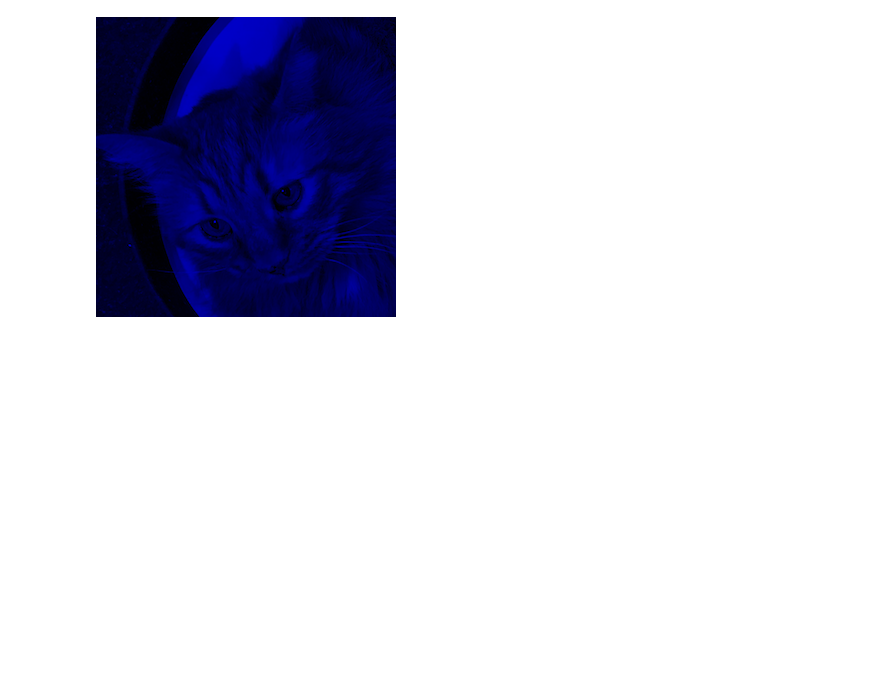
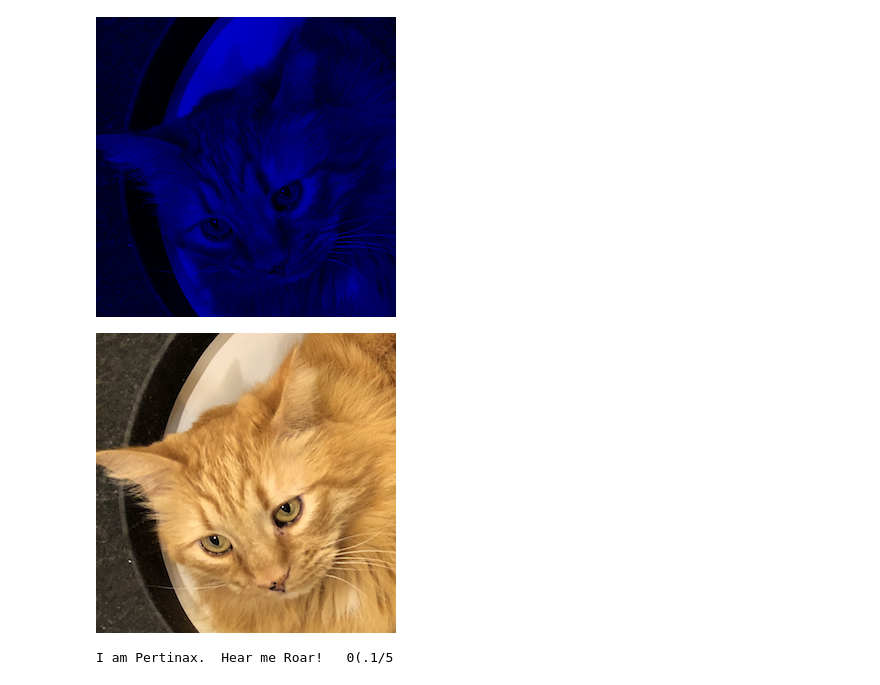
Before and after one commit to ethancma/math152, a Jupyter notebook: P4M_Notebook_4.ipynb, the cells around one changed output. Drawn from its saved outputs; the diff is of its cells as text; code cells hidden in the pictures; blank space fills up the shorter version.

Commit message:
pertinax

```diff
--- a/P4M_Notebook_4.ipynb
+++ b/P4M_Notebook_4.ipynb
@@ -1142,0 +1140,13 @@ red_cat_image = Image.fromarray(redcatarray)
+# %%
+# 4.
+whole_cat = redcatarray + greencatarray[-1::-1, :, :] + bluecatarray[:, -1::-1, :]
+display(Image.fromarray(whole_cat))
+# %% [output]
+[figure, added]
+# %%
+# 5.
+greencat_fixed = greencatarray[-1::-1, :, :]
+coded_message = greencat_fixed[::8, 10, :][:, 1]
+print(''.join(chr(i) for i in coded_message))
+# %% [output]
+I am Pertinax.  Hear me Roar!   0(.1/5
```
Also changed, not shown: parts of 1 cell of this notebook.
